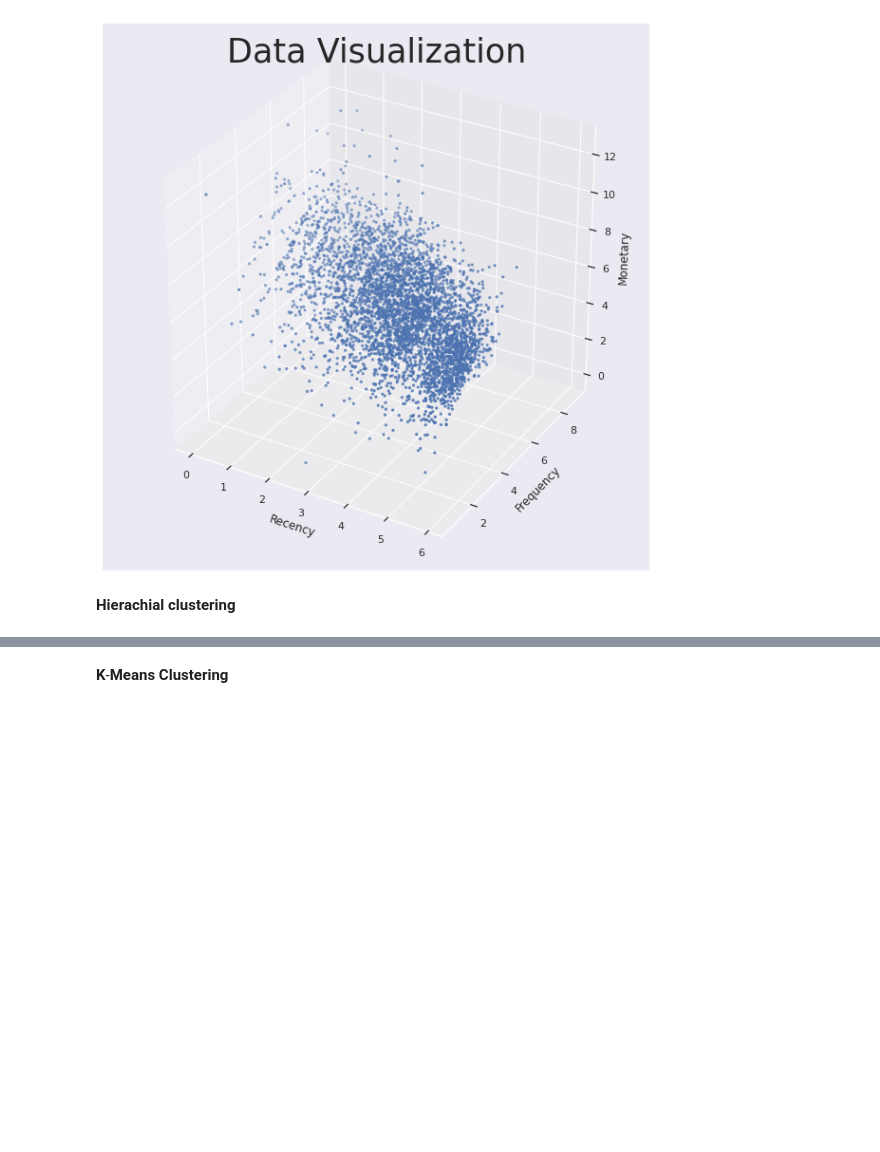
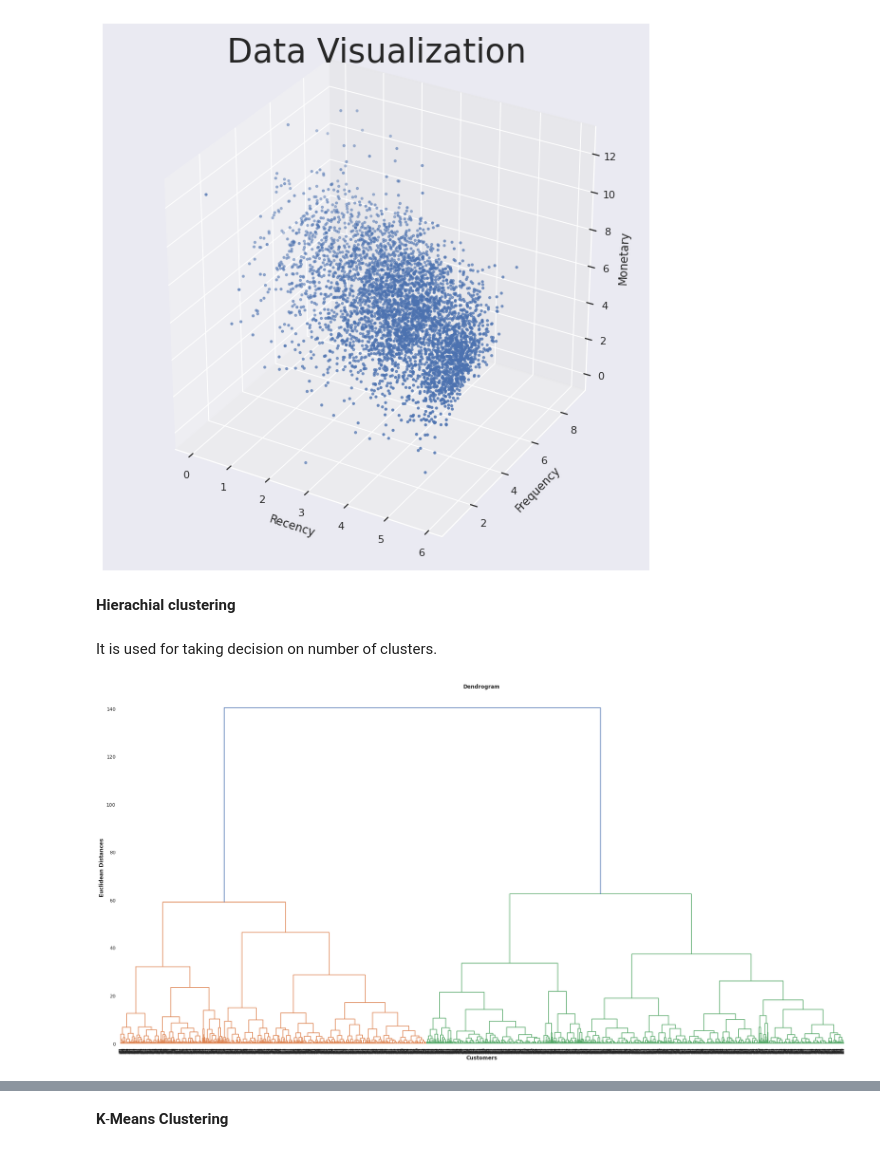
Before and after one commit to DrKamaleshR/Customersegmentation-unsupervised, a Jupyter notebook: Online_Retail_Customer_Segmentation_Capstone_Project.ipynb, the cells around one changed output, grey strips where cells are left out. Saved outputs shown, nothing was run; the diff lists cells and outputs as text; code cells hidden in the pictures; blank space fills up the shorter version.

```diff
--- a/Online_Retail_Customer_Segmentation_Capstone_Project.ipynb
+++ b/Online_Retail_Customer_Segmentation_Capstone_Project.ipynb
@@ -403,7 +403,9 @@ Text(0.5, 0.92, 'Data Visualization')
 [figure]
 # %% [markdown]
 **Hierachial clustering**
+# %% [markdown]
+It is used for taking decision on number of clusters.
 # %%
-rcParams['figure.figsize'] = 15, 10
-hc = AgglomerativeClustering(n_clusters = 3, affinity = 'euclidean', linkage = 'ward')
-y_hc = hc.fit_predict(RFM)
+rcParams['figure.figsize'] = 30, 15
+HC = AgglomerativeClustering(affinity = 'euclidean', linkage = 'ward')
+yHC = HC.fit_predict(RFM)
@@ -419,0 +412,9 @@ plt.legend()
+# %%
+import scipy.cluster.hierarchy as sch
+dendrogram = sch.dendrogram(sch.linkage(RFM, method = 'ward'))
+plt.title('Dendrogram',fontweight = 'bold')
+plt.xlabel('Customers',fontweight = 'bold')
+plt.ylabel('Euclidean Distances',fontweight = 'bold')
+plt.show()
+# %% [output]
+[figure, added]
```
Also changed, not shown: parts of 3 cells of this notebook.
